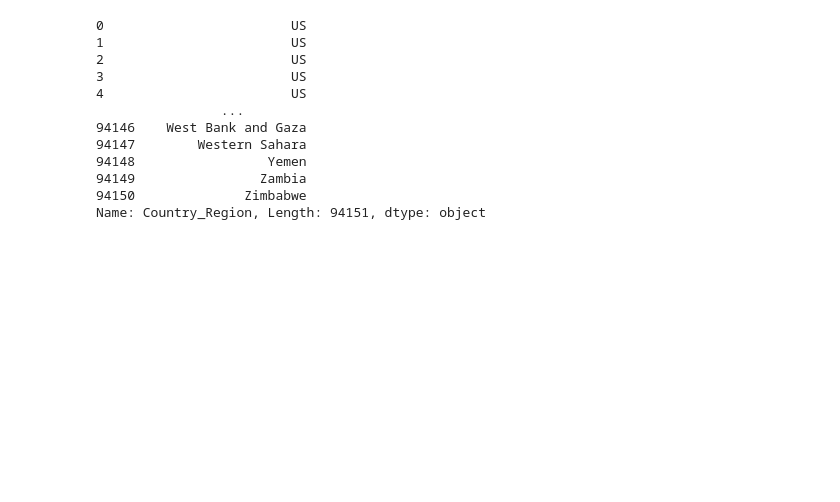
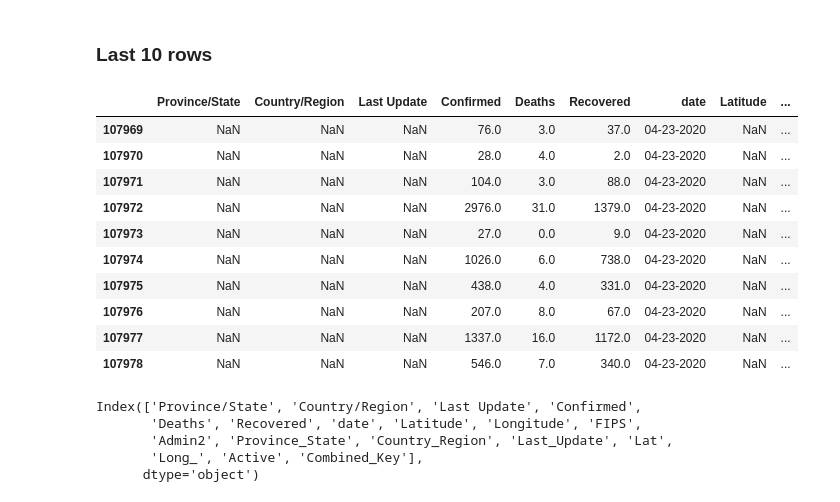
Before and after one commit to Shreyas3108/Decodr13_Apr, a Jupyter notebook: CovidDataCreation.ipynb, the cells around one changed output. Saved outputs shown, nothing was run; the diff lists cells and outputs as text; code cells hidden in the pictures; blank space fills up the shorter version.

```diff
--- a/CovidDataCreation.ipynb
+++ b/CovidDataCreation.ipynb
@@ -36,15 +66,24 @@ df = pd.concat(list_data , ignore_index= True)
+# %% [markdown]
+### Last 10 rows
+# %%
+df.tail(10)
+# %% [output]
+|  | Province/State | Country/Region | Last Update | Confirmed | Deaths | Recovered | date | Latitude | ... |
+| 107969 | NaN | NaN | NaN | 76.0 | 3.0 | 37.0 | 04-23-2020 | NaN | ... |
+| 107970 | NaN | NaN | NaN | 28.0 | 4.0 | 2.0 | 04-23-2020 | NaN | ... |
+| 107971 | NaN | NaN | NaN | 104.0 | 3.0 | 88.0 | 04-23-2020 | NaN | ... |
+| 107972 | NaN | NaN | NaN | 2976.0 | 31.0 | 1379.0 | 04-23-2020 | NaN | ... |
+| 107973 | NaN | NaN | NaN | 27.0 | 0.0 | 9.0 | 04-23-2020 | NaN | ... |
+| 107974 | NaN | NaN | NaN | 1026.0 | 6.0 | 738.0 | 04-23-2020 | NaN | ... |
+| 107975 | NaN | NaN | NaN | 438.0 | 4.0 | 331.0 | 04-23-2020 | NaN | ... |
+| 107976 | NaN | NaN | NaN | 207.0 | 8.0 | 67.0 | 04-23-2020 | NaN | ... |
+| 107977 | NaN | NaN | NaN | 1337.0 | 16.0 | 1172.0 | 04-23-2020 | NaN | ... |
+| 107978 | NaN | NaN | NaN | 546.0 | 7.0 | 340.0 | 04-23-2020 | NaN | ... |
 # %%
-df['Country_Region']
+df.columns
 # %% [output]
-0                        US
-1                        US
-2                        US
-3                        US
-4                        US
-                ...
-94146    West Bank and Gaza
-94147        Western Sahara
-94148                 Yemen
-94149                Zambia
-94150              Zimbabwe
-Name: Country_Region, Length: 94151, dtype: object
+Index(['Province/State', 'Country/Region', 'Last Update', 'Confirmed',
+       'Deaths', 'Recovered', 'date', 'Latitude', 'Longitude', 'FIPS',
+       'Admin2', 'Province_State', 'Country_Region', 'Last_Update', 'Lat',
+       'Long_', 'Active', 'Combined_Key'],
+      dtype='object')
```
Also changed, not shown: parts of 26 cells of this notebook.
